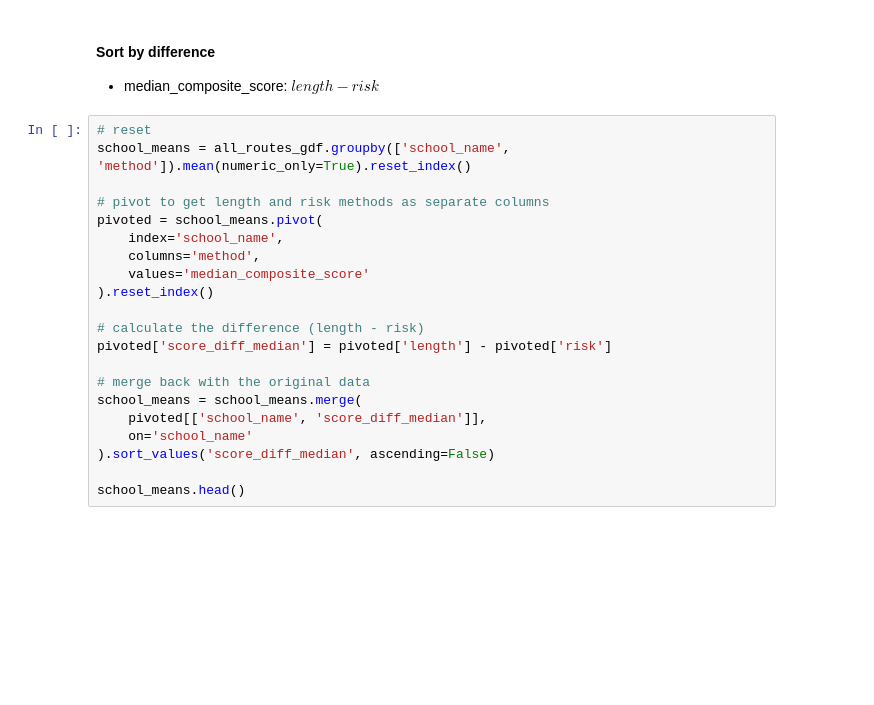
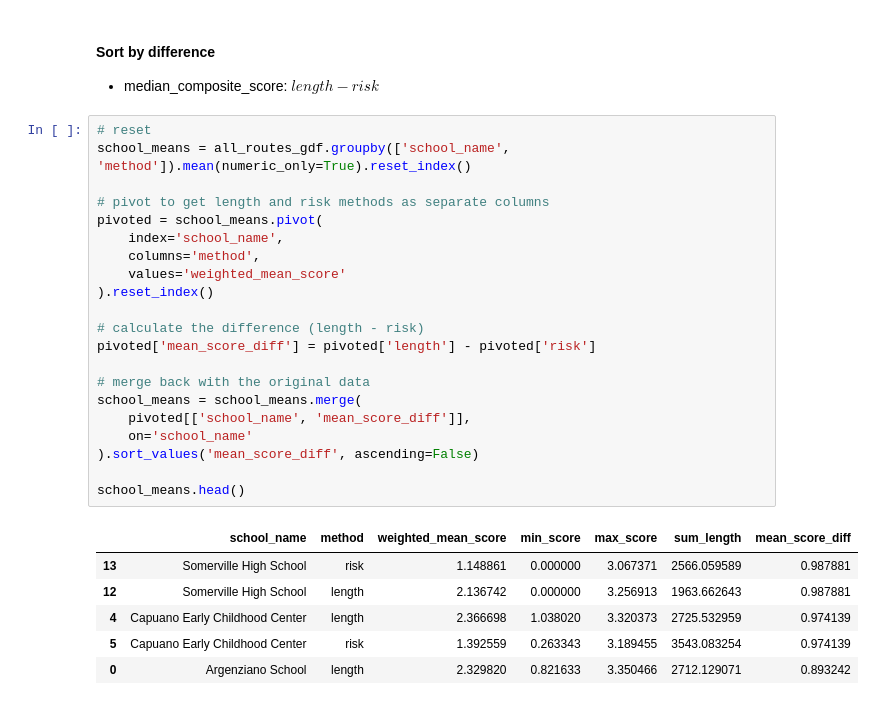
Before and after one commit to dustinmichels/bike-stress-model, a Jupyter notebook: backend/notebooks/main.ipynb, the cells around one changed output. Drawn from its saved outputs; the diff is of its cells as text; blank space fills up the shorter version.

```diff
--- a/backend/notebooks/main.ipynb
+++ b/backend/notebooks/main.ipynb
@@ -213,21 +287,28 @@ school_means.head()
 # %%
 # reset
 school_means = all_routes_gdf.groupby(['school_name', 'method']).mean(numeric_only=True).reset_index()
 
 # pivot to get length and risk methods as separate columns
 pivoted = school_means.pivot(
     index='school_name',
     columns='method',
-    values='median_composite_score'
+    values='weighted_mean_score'
 ).reset_index()
 
 # calculate the difference (length - risk)
-pivoted['score_diff_median'] = pivoted['length'] - pivoted['risk']
+pivoted['mean_score_diff'] = pivoted['length'] - pivoted['risk']
 
 # merge back with the original data
 school_means = school_means.merge(
-    pivoted[['school_name', 'score_diff_median']],
+    pivoted[['school_name', 'mean_score_diff']],
     on='school_name'
-).sort_values('score_diff_median', ascending=False)
+).sort_values('mean_score_diff', ascending=False)
 
 school_means.head()
+# %% [output]
+|  | school_name | method | weighted_mean_score | min_score | max_score | sum_length | mean_score_diff |
+| 13 | Somerville High School | risk | 1.148861 | 0.000000 | 3.067371 | 2566.059589 | 0.987881 |
+| 12 | Somerville High School | length | 2.136742 | 0.000000 | 3.256913 | 1963.662643 | 0.987881 |
+| 4 | Capuano Early Childhood Center | length | 2.366698 | 1.038020 | 3.320373 | 2725.532959 | 0.974139 |
+| 5 | Capuano Early Childhood Center | risk | 1.392559 | 0.263343 | 3.189455 | 3543.083254 | 0.974139 |
+| 0 | Argenziano School | length | 2.329820 | 0.821633 | 3.350466 | 2712.129071 | 0.893242 |
```
Also changed, not shown: parts of 42 cells of this notebook.
